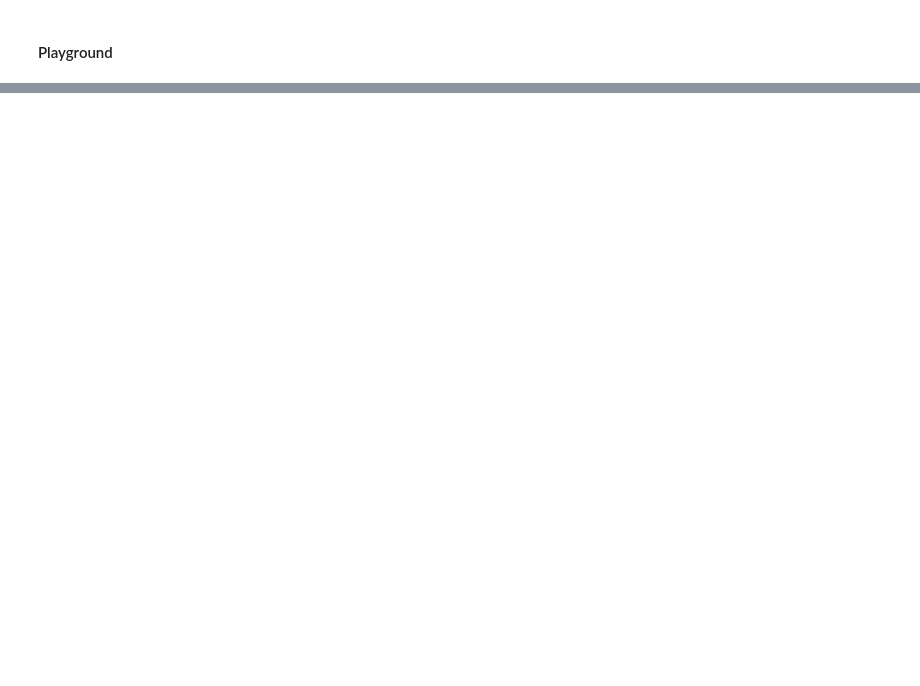
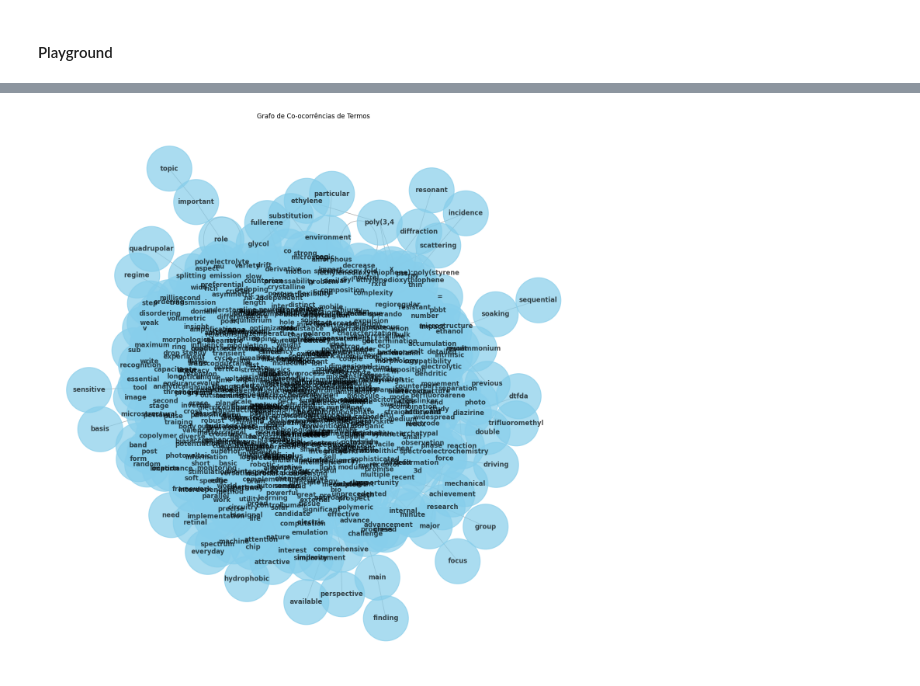
Before and after one commit to selaxco/OMIECs, a Jupyter notebook: scripts/OMIEC_NEUROMORPHIC/NLP_tokenization.ipynb, the cells around one changed output, grey strips where cells are left out. Saved outputs shown, nothing was run; the diff lists cells and outputs as text; code cells hidden in the pictures; blank space fills up the shorter version.

Commit message:
Mudança na estrutura de NLP por Spacy

```diff
--- a/scripts/OMIEC_NEUROMORPHIC/NLP_tokenization.ipynb
+++ b/scripts/OMIEC_NEUROMORPHIC/NLP_tokenization.ipynb
@@ -35,18 +84,2 @@ Index 53 - ['past', 'decades', 'organic', 'electronic', 'materials', 'enabled',
 # %% [markdown]
 #### Playground
-# %%
-import spacy
-
-texts = [
-    "Net income was $9.4 million compared to the prior year of $2.7 million.",
-    "Revenue exceeded twelve billion dollars, with a loss of $1b.",
-]
-
-# Carregar o modelo de linguagem
-nlp = spacy.load("en_core_web_sm")
-
-# Processar os textos com apenas o tokenizer ativo
-for i, doc in enumerate(nlp.pipe(texts, n_process=2,disable=["tok2vec", "tagger", "parser", "attribute_ruler", "ner"])):
-    # Conversão para minúsculas, remoção de stop words e pontuação
-    tokens = [token.text.lower() for token in doc if not token.is_stop and not token.is_punct]
-    print(f"Index {i} - {tokens}")
@@ -55,0 +141,66 @@ Index 1 - ['revenue', 'exceeded', 'billion', 'dollars', 'loss', '$', '1b']
+# %%
+import spacy
+from collections import Counter
+import networkx as nx
+import matplotlib.pyplot as plt
+
+# Carregar o modelo de linguagem SpaCy
+nlp = spacy.load("en_core_web_sm")
+
+# Lista de abstracts (exemplo, substitua pelos seus abstracts reais)
+abstracts = df['Abstract']
+
+# Processar os abstracts com SpaCy
+docs = [nlp(abstract) for abstract in abstracts]
+
+# Análise NLP e extração de termos importantes
+term_freq = Counter()
+
+for doc in docs:
+    for token in doc:
+        if token.is_stop != True and token.is_punct != True:
+            if token.pos_ in ["NOUN", "ADJ"]:
+                term_freq[token.lemma_] += 1
+
+# Filtrar para mostrar apenas os termos mais comuns
+common_terms = term_freq.most_common(20)
+
+# Criar um grafo de co-ocorrências
+G = nx.Graph()
+
+for doc in docs:
+    for token in doc:
+        if token.is_stop != True and token.is_punct != True and token.pos_ in ["NOUN", "ADJ"]:
+            for child in token.children:
+                if child.pos_ in ["NOUN", "ADJ"]:
+                    # Adicionar aresta ao grafo se ambos os termos forem comuns
+                    if term_freq[token.lemma_] > 1 and term_freq[child.lemma_] > 1:
+                        G.add_edge(token.lemma_, child.lemma_)
+
+# Ajustar a visualização do grafo
+plt.figure(figsize=(14, 14))
+
+# Usar um layout diferente para distribuir melhor os nós
+pos = nx.kamada_kawai_layout(G)
+
+# Desenhar o grafo
+nx.draw(
+    G, pos,
+    with_labels=True,
+    node_size=7000,
+    node_color='skyblue',
+    font_size=12,
+    font_weight='bold',
+    edge_color='gray',
+    linewidths=1.5,
+    alpha=0.7
+)
+
+plt.title("Grafo de Co-ocorrências de Termos")
+plt.show()
+
+# Sugerir termos de busca baseado nos termos mais comuns
+search_terms = [term for term, freq in common_terms]
+print("Sugestões de termos de busca:", search_terms)
+# %% [output]
+[figure, added]
```
Also changed, not shown: parts of 10 cells of this notebook.
